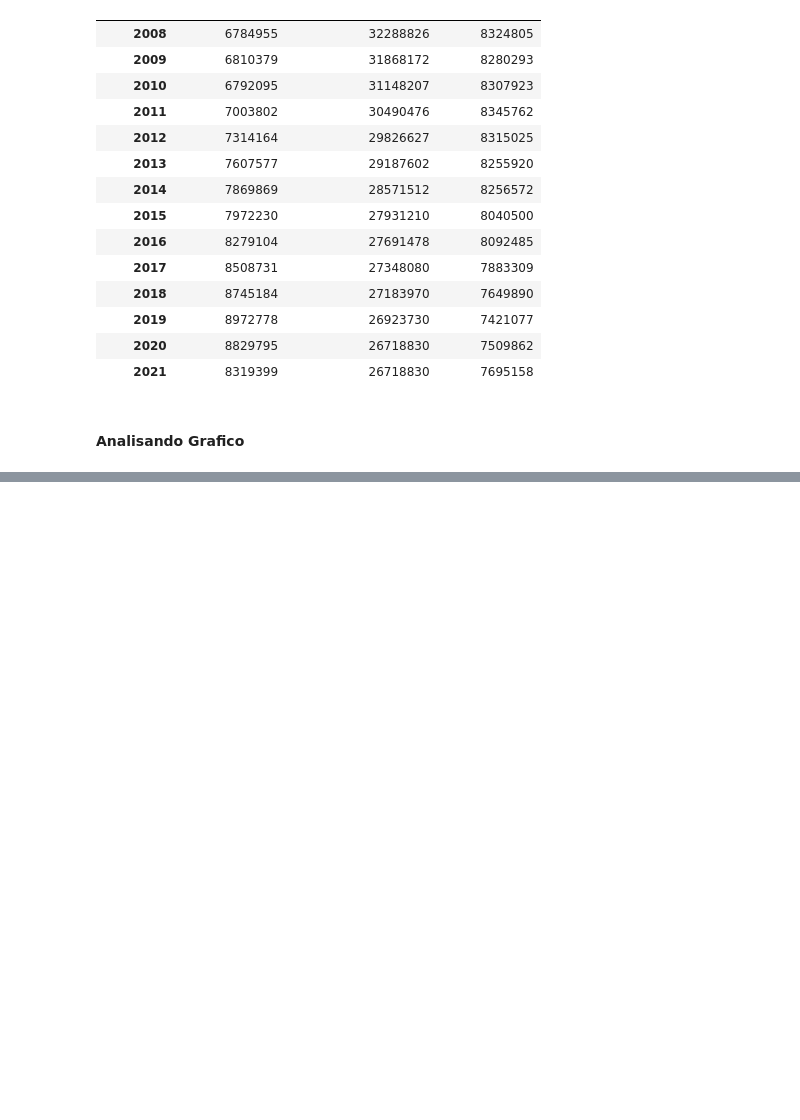
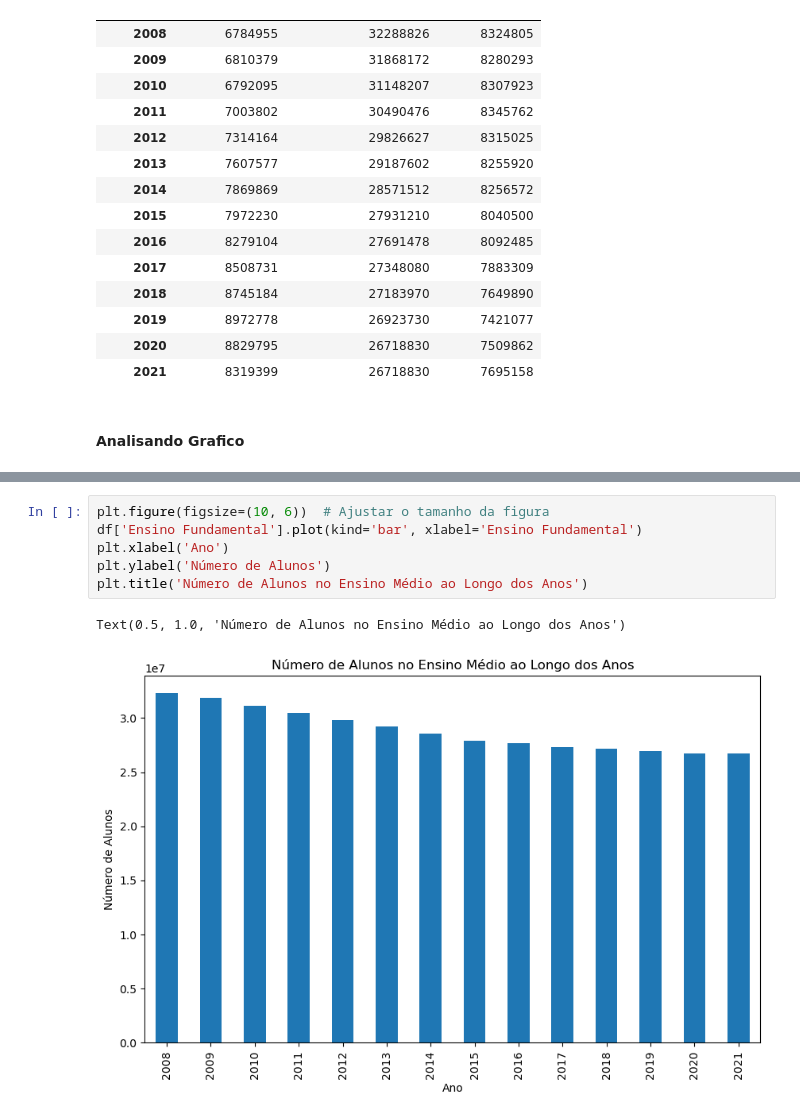
Before and after one commit to jgsjuliana/EDA_CensoEscolarIBGE, a Jupyter notebook: Projeto - Técnicas de Programação I.ipynb, the cells around one changed output, grey strips where cells are left out. Saved outputs shown, nothing was run; the diff lists cells and outputs as text; blank space fills up the shorter version.

```diff
--- a/Projeto - Técnicas de Programação I.ipynb
+++ b/Projeto - Técnicas de Programação I.ipynb
@@ -380 +382,10 @@ Text(0.5, 1.0, 'Número de Alunos no Ensino infantil ao Longo dos Anos')
+# %%
+plt.figure(figsize=(10, 6))  # Ajustar o tamanho da figura
+df['Ensino Fundamental'].plot(kind='bar', xlabel='Ensino Fundamental')
+plt.xlabel('Ano')
+plt.ylabel('Número de Alunos')
+plt.title('Número de Alunos no Ensino Médio ao Longo dos Anos')
+# %% [output]
+Text(0.5, 1.0, 'Número de Alunos no Ensino Médio ao Longo dos Anos')
+[figure, added]
 # %%
```
Also changed, not shown: parts of 3 cells of this notebook.
